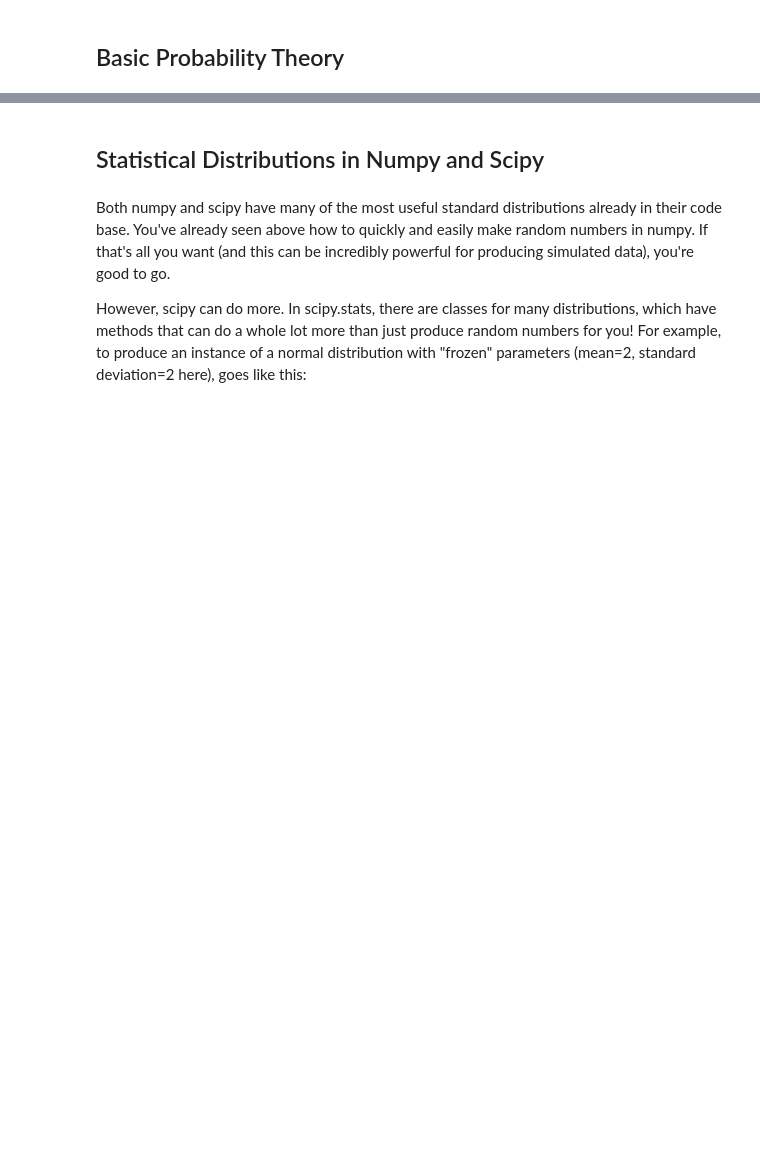
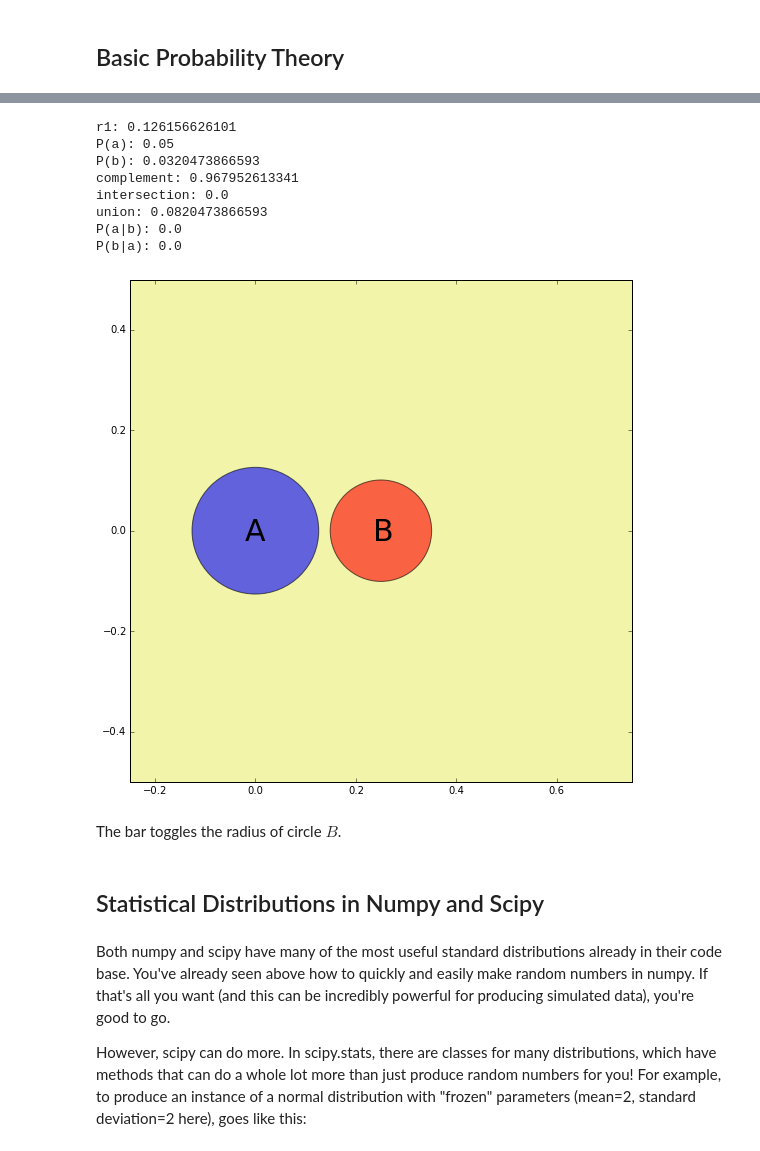
Before and after one commit to dhuppenkothen/ClassicalStatsPython, a Jupyter notebook: classicalstatsexamples.ipynb, the cells around one changed output, grey strips where cells are left out. Drawn from its saved outputs; the diff is of its cells as text; code cells hidden in the pictures; blank space fills up the shorter version.

```diff
--- a/classicalstatsexamples.ipynb
+++ b/classicalstatsexamples.ipynb
@@ -94,3 +198,17 @@ plot_ap(accuracy, precision)
+# %%
+interact(draw_circles, r2=(0.001,0.5), precision=(0, 1.0));
+# %% [output]
+r1: 0.126156626101
+P(a): 0.05
+P(b): 0.0320473866593
+complement: 0.967952613341
+intersection: 0.0
+union: 0.0820473866593
+P(a|b): 0.0
+P(b|a): 0.0
+[figure, added]
+# %% [markdown]
+The bar toggles the radius of circle $B$.
 # %% [markdown]
 ## Statistical Distributions in Numpy and Scipy
 # %% [markdown]
```
Also changed, not shown: parts of 12 cells of this notebook.
